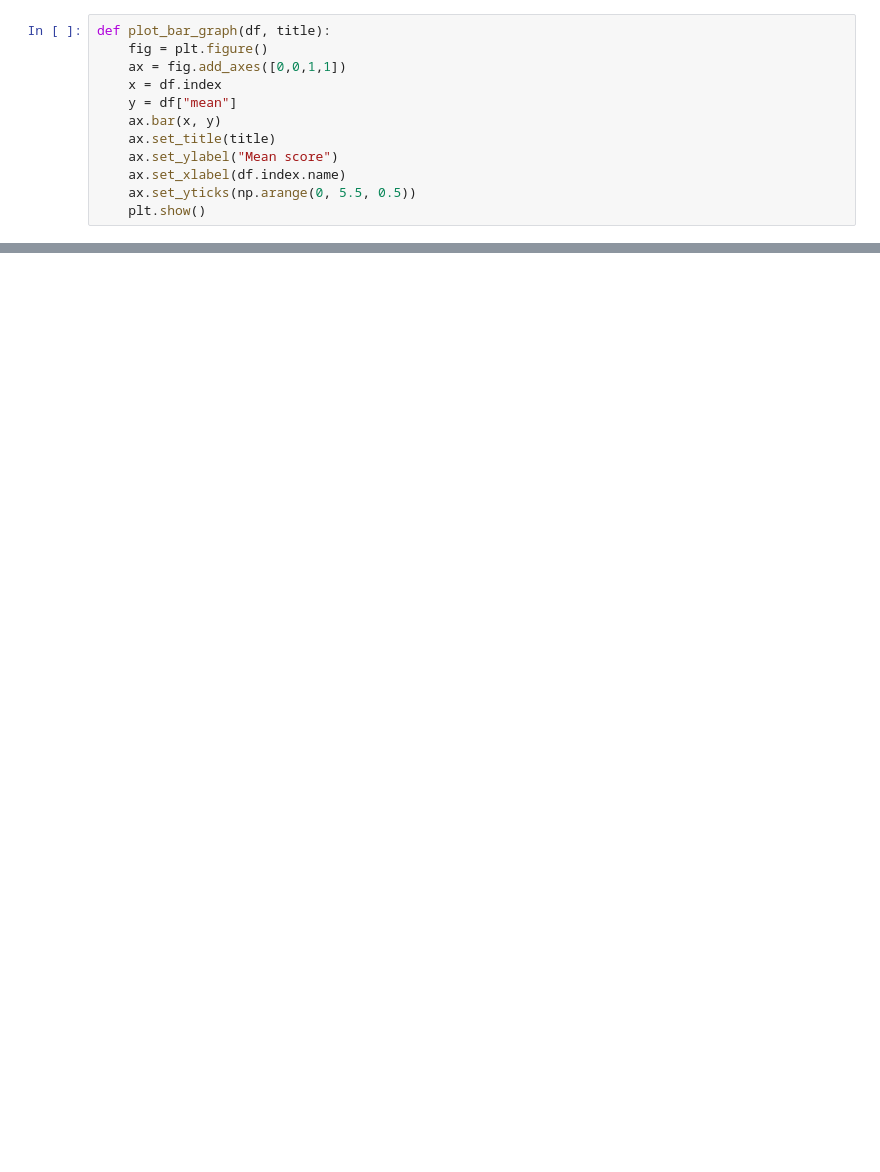
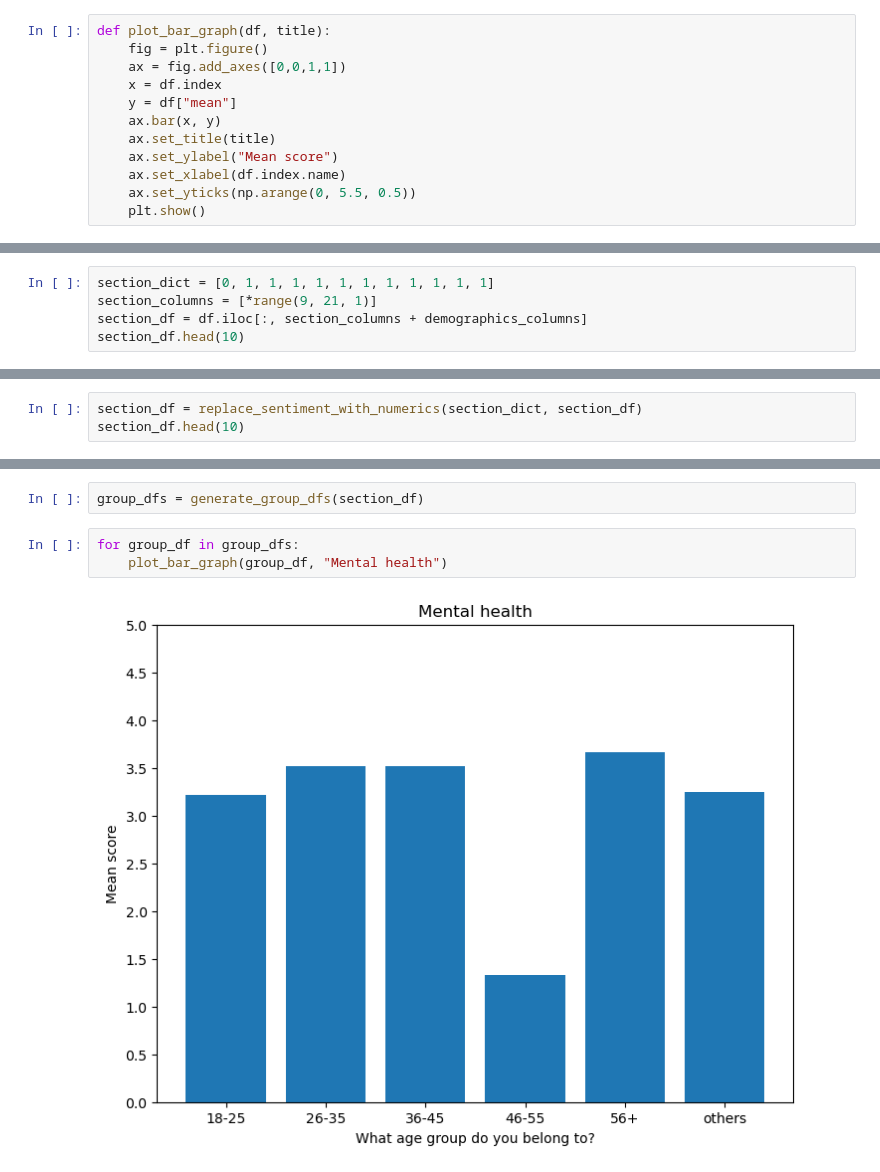
Before and after one commit to ragnarokatz/btm710_proposal_analysis, a Jupyter notebook: analysis.ipynb, the cells around one changed output, grey strips where cells are left out. Saved outputs shown, nothing was run; the diff lists cells and outputs as text; blank space fills up the shorter version.

```diff
--- a/analysis.ipynb
+++ b/analysis.ipynb
@@ -165,0 +122,5 @@ mental_df.head(10)
+# %%
+section_dict = [0, 1, 1, 1, 1, 1, 1, 1, 1, 1, 1, 1]
+section_columns = [*range(9, 21, 1)]
+section_df = df.iloc[:, section_columns + demographics_columns]
+section_df.head(10)
@@ -165,0 +139,3 @@ mental_df.head(10)
+# %%
+section_df = replace_sentiment_with_numerics(section_dict, section_df)
+section_df.head(10)
@@ -165,0 +170,7 @@ mental_df.head(10)
+# %%
+group_dfs = generate_group_dfs(section_df)
+# %%
+for group_df in group_dfs:
+    plot_bar_graph(group_df, "Mental health")
+# %% [output]
+[figure, added]
```
Also changed, not shown: parts of 69 cells of this notebook.
